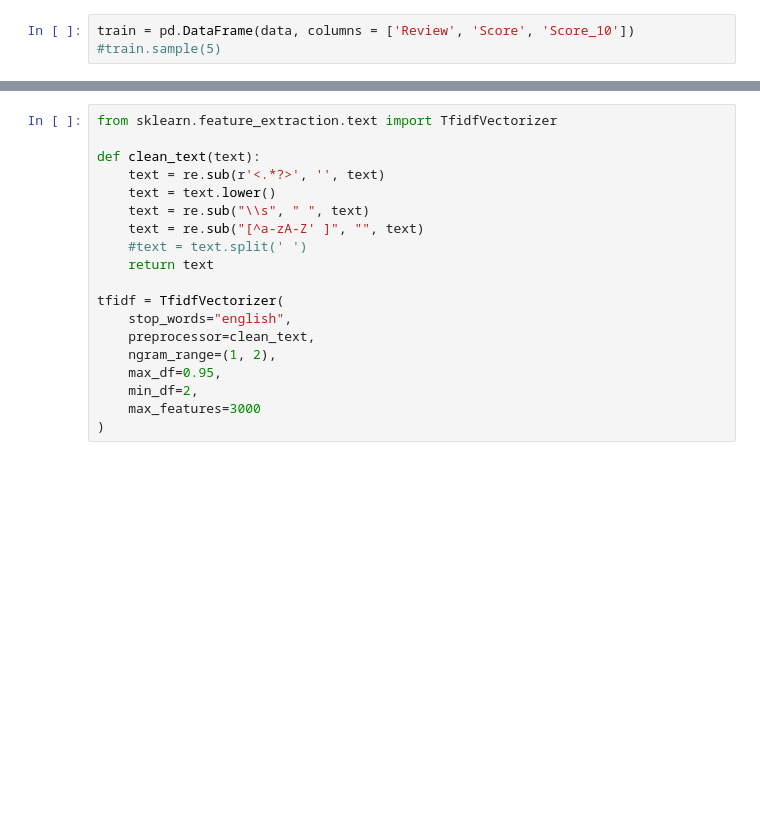
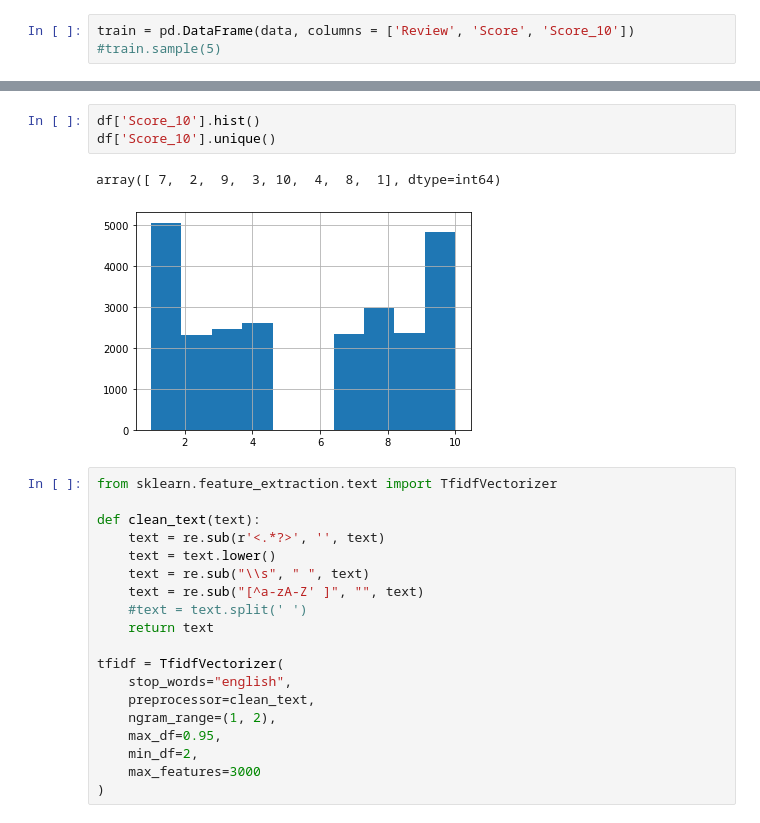
Before and after one commit to mendelevium/5-7-rnn, a Jupyter notebook: workshop.ipynb, the cells around one changed output, grey strips where cells are left out. Saved outputs shown, nothing was run; the diff lists cells and outputs as text; blank space fills up the shorter version.

```diff
--- a/workshop.ipynb
+++ b/workshop.ipynb
@@ -84,3 +84,9 @@ df
+# %%
+df['Score_10'].hist()
+df['Score_10'].unique()
+# %% [output]
+array([ 7,  2,  9,  3, 10,  4,  8,  1], dtype=int64)
+[figure, added]
 # %%
 from sklearn.feature_extraction.text import TfidfVectorizer
 
```
Also changed, not shown: parts of 9 cells of this notebook.
